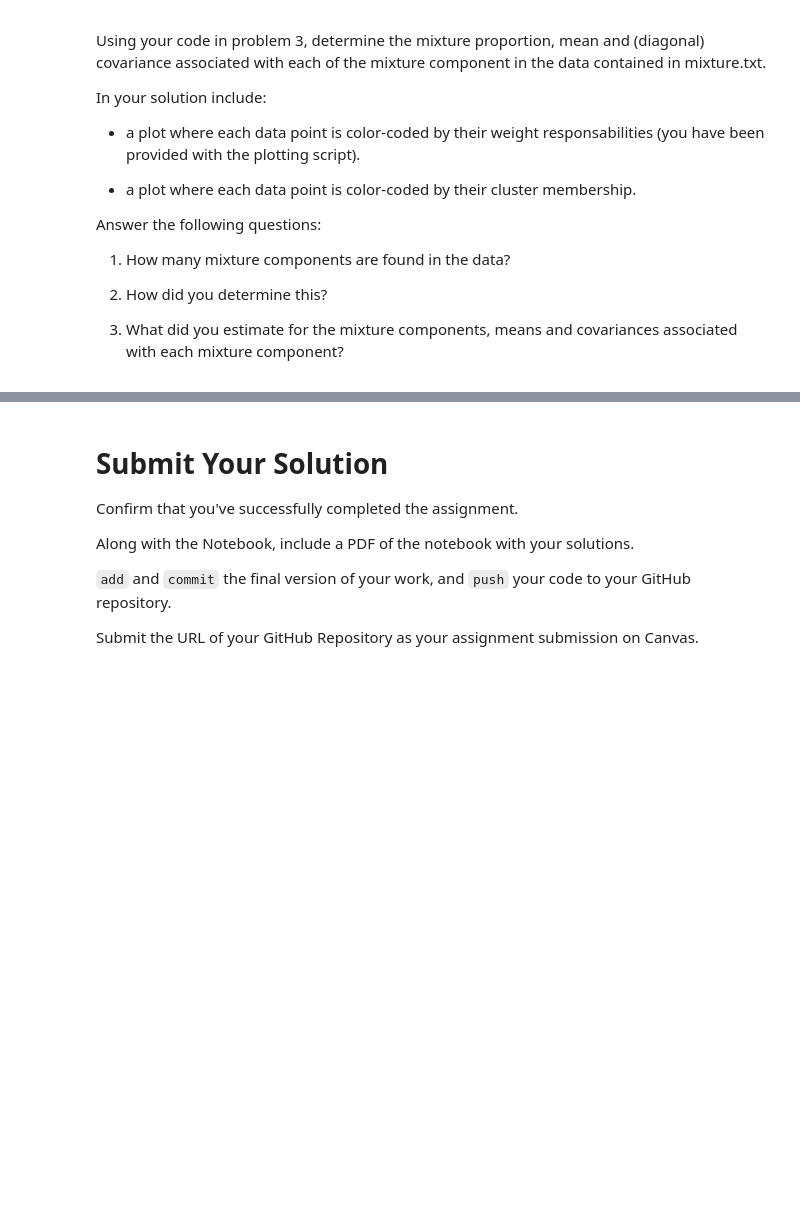
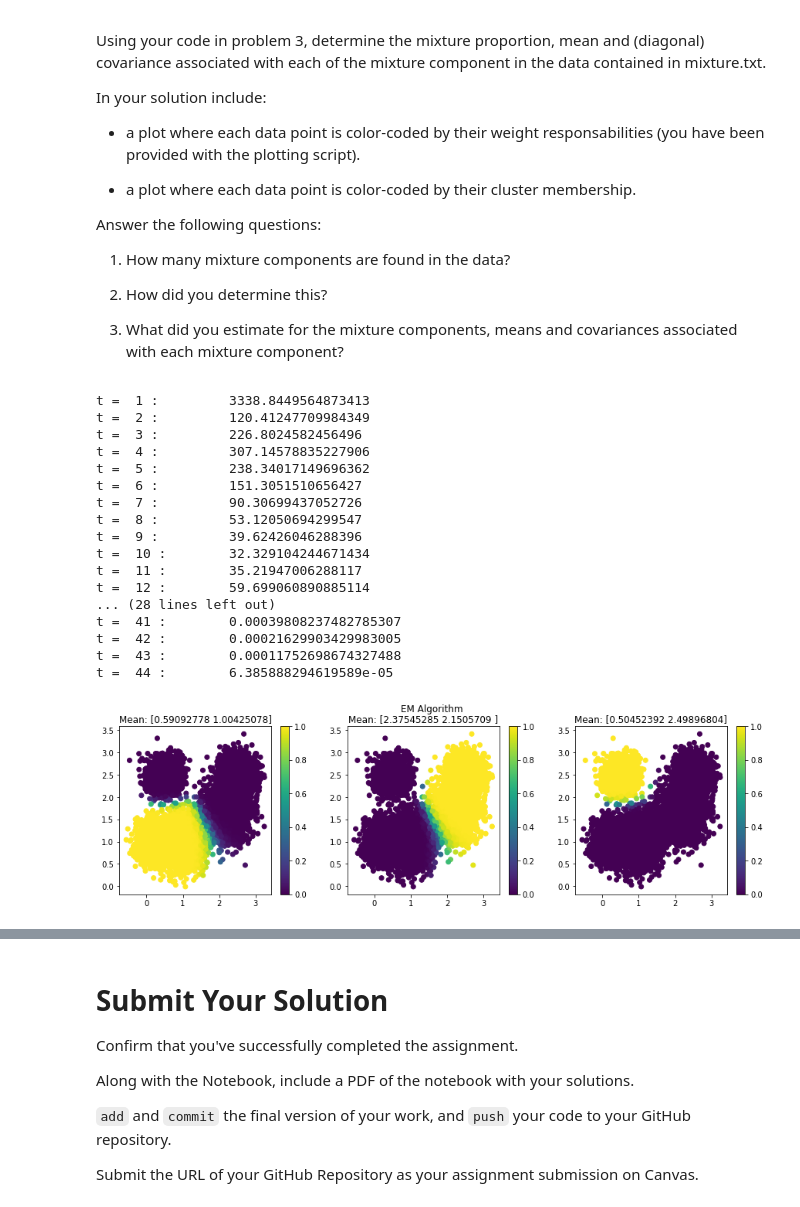
Before and after one commit to BinweiTian/Assignment, a Jupyter notebook: Short Assignment 4.ipynb, the cells around one changed output, grey strips where cells are left out. Saved outputs shown, nothing was run; the diff lists cells and outputs as text; code cells hidden in the pictures; blank space fills up the shorter version.

```diff
--- a/Short Assignment 4.ipynb
+++ b/Short Assignment 4.ipynb
@@ -82,14 +84,17 @@ def EM_GaussianMixture(X, NumComponents, MaximumNumberOfIterations=100, DiffThre
             ## Complete M-step: Update parameters
             #Means
             pZ=np.reshape(pZ_X[:,k],[N,1])
-            Means[k,:] = Means[k,:] = (X*pZ).sum(axis=0)/sum(pZ_X[:,k])# complete this line
-
+            #print(X.shape, pZ_X[:,k].shape,pZ.shape,sum(pZ_X[:,k]).shape,sum(pZ_X[:,k]),Means[k,:].shape)
+            #Numerator_mean=X*pZ
+            #Numerator_mean=Numerator_mean.sum(axis=0)
+            #Means[k,:] = Numerator_mean/sum(pZ_X[:,k])# complete this line
+            Means[k,:] = (X*pZ).sum(axis=0)/sum(pZ_X[:,k])
             #Sigs
             xDiff = X-MeansOld[k,:]
             J = np.zeros((D,D))
             for i in range(N):
                 J = J + pZ_X[i,k]*np.outer(xDiff[i,:], xDiff[i,:])
-            Sigs[:,:,k] = J / sum(pZ_X[:,k])#妙
+            Sigs[:,:,k] = J / sum(pZ_X[:,k])
 
             #Ps
             Ps[k] = sum(pZ_X[:,k])/NumComponents# complete this line
@@ -125,3 +130,37 @@ Answer the following questions:
 2. How did you determine this?
 
 3. What did you estimate for the mixture components, means and covariances associated with each mixture component?
+# %%
+## Load Data
+X = np.loadtxt('mixture.txt')
+NumComponents=3
+## Set number of components
+EM_Means, EM_Sigs, EM_Ps, pZ_X = EM_GaussianMixture(X, NumComponents)
+
+## Plotting Routine
+fig = plt.figure(figsize=(15, 4))
+plt.suptitle('EM Algorithm')
+for i in range(NumComponents):
+    ax = fig.add_subplot(1,NumComponents,i+1)
+    p1 = ax.scatter(X[:,0], X[:,1], c=pZ_X[:,i])
+    ax.set_title('Mean: '+ str(EM_Means[i,:]))
+    fig.colorbar(p1, ax=ax);
+# %% [output]
+t =  1 :         3338.8449564873413
+t =  2 :         120.41247709984349
+t =  3 :         226.8024582456496
+t =  4 :         307.14578835227906
+t =  5 :         238.34017149696362
+t =  6 :         151.3051510656427
+t =  7 :         90.30699437052726
+t =  8 :         53.12050694299547
+t =  9 :         39.62426046288396
+t =  10 :        32.329104244671434
+t =  11 :        35.21947006288117
+t =  12 :        59.699060890885114
+... (28 lines left out)
+t =  41 :        0.00039808237482785307
+t =  42 :        0.00021629903429983005
+t =  43 :        0.00011752698674327488
+t =  44 :        6.385888294619589e-05
+[figure, added]
```
Also changed, not shown: parts of 5 cells of this notebook.
